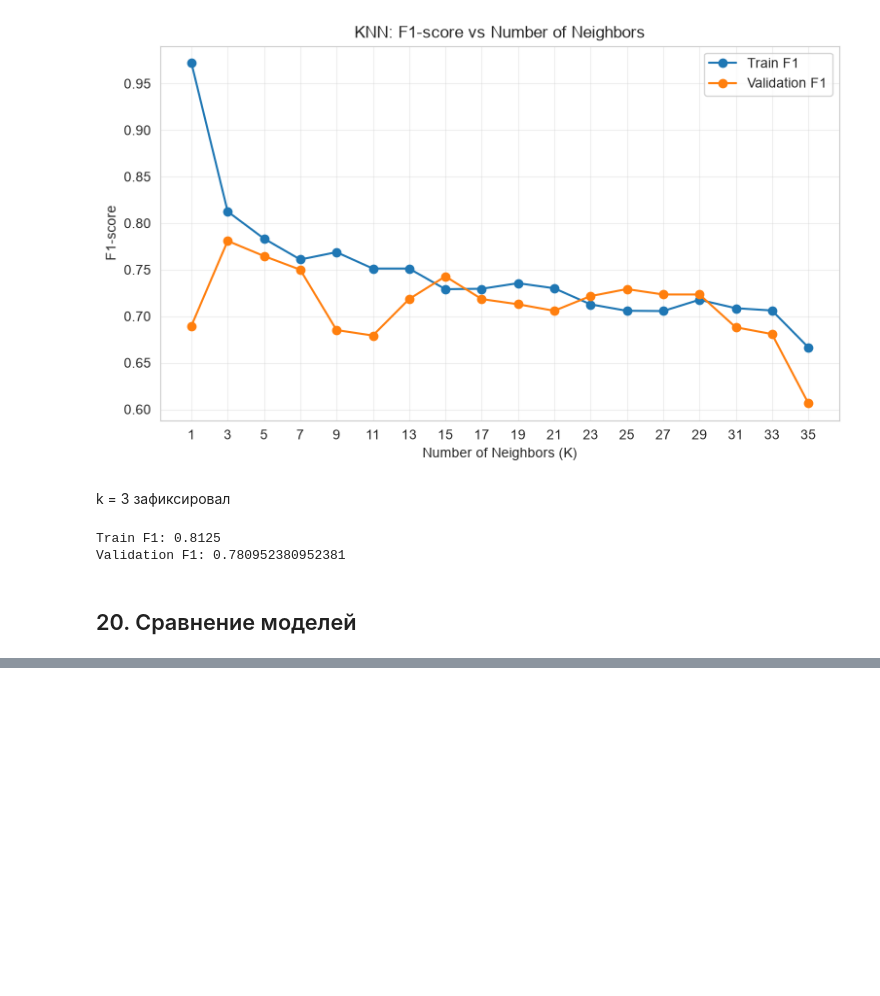
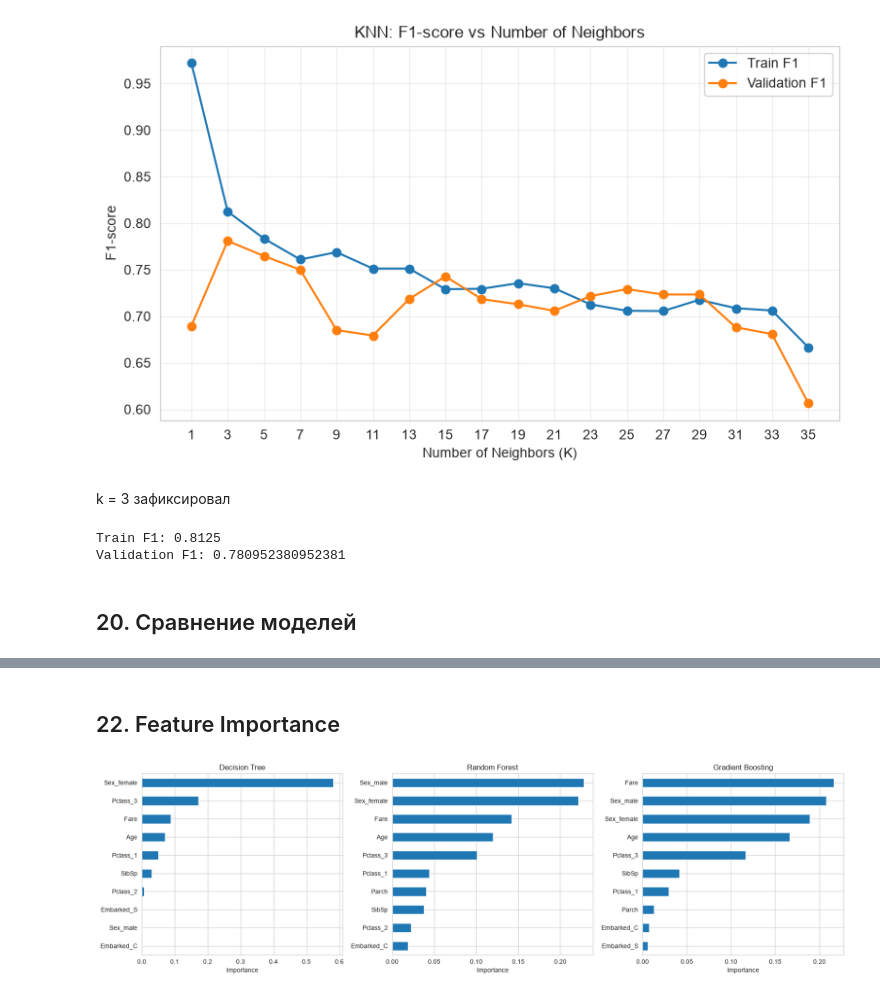
Before and after one commit to ArtYou23/ml_course_mai, a Jupyter notebook: classification/titanic.ipynb, the cells around one changed output, grey strips where cells are left out. Drawn from its saved outputs; the diff is of its cells as text; code cells hidden in the pictures; blank space fills up the shorter version.

```diff
--- a/classification/titanic.ipynb
+++ b/classification/titanic.ipynb
@@ -642,0 +738,29 @@ Validation F1: 0.780952380952381
+# %% [markdown]
+## 22. Feature Importance
+# %%
+tree_models = {
+    "Decision Tree": tree,
+    "Random Forest": forest,
+    "Gradient Boosting": boosting
+}
+
+fig, axes = plt.subplots(1, 3, figsize=(17, 5))
+
+for ax, (name, model) in zip(axes, tree_models.items()):
+
+    importance = pd.Series(
+        model.feature_importances_,
+        index=X_train_p.columns
+    )
+
+    importance = importance.sort_values().tail(10)
+
+    importance.plot(kind="barh", ax=ax)
+
+    ax.set_title(name)
+    ax.set_xlabel("Importance")
+
+plt.tight_layout()
+plt.show()
+# %% [output]
+[figure, added]
```
Also changed, not shown: parts of 6 cells of this notebook.
